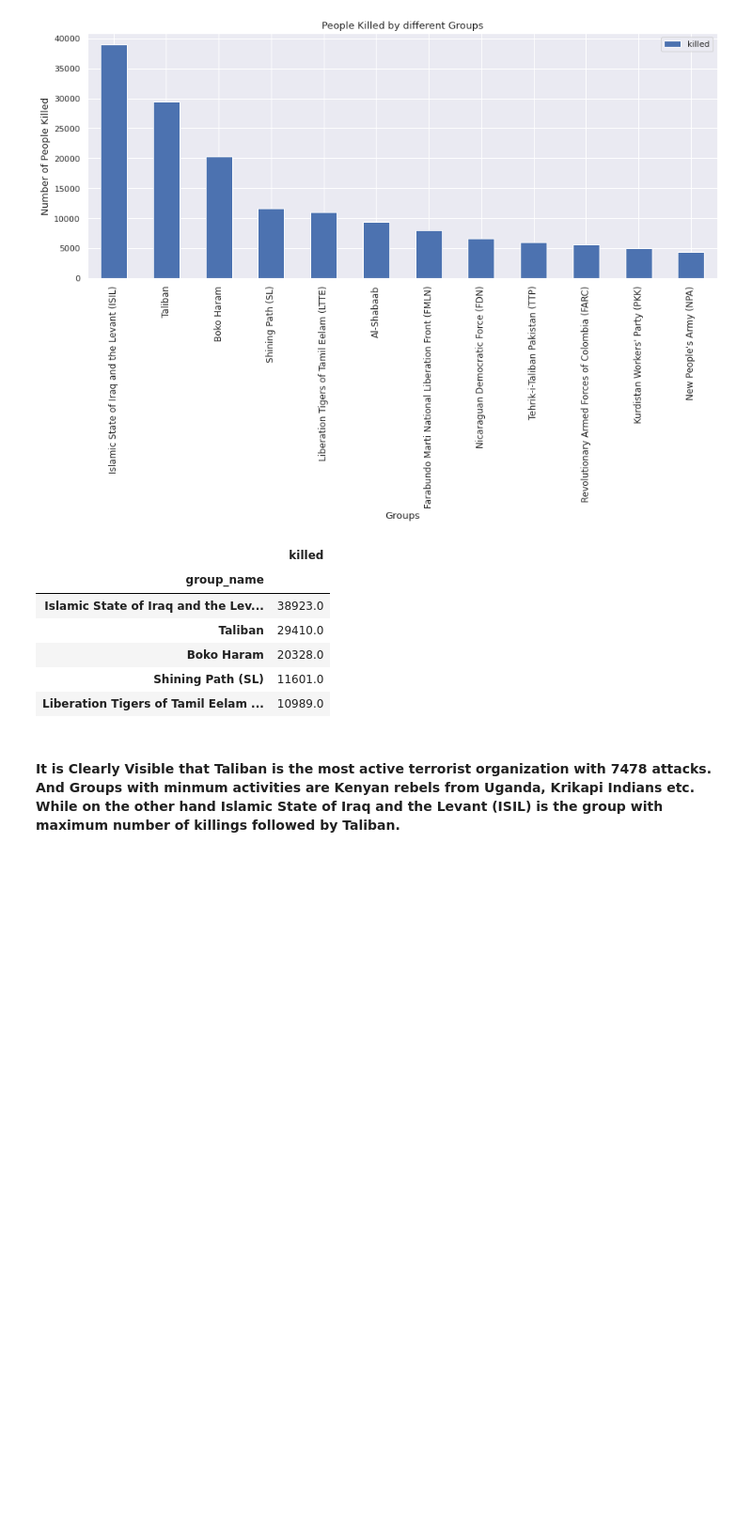
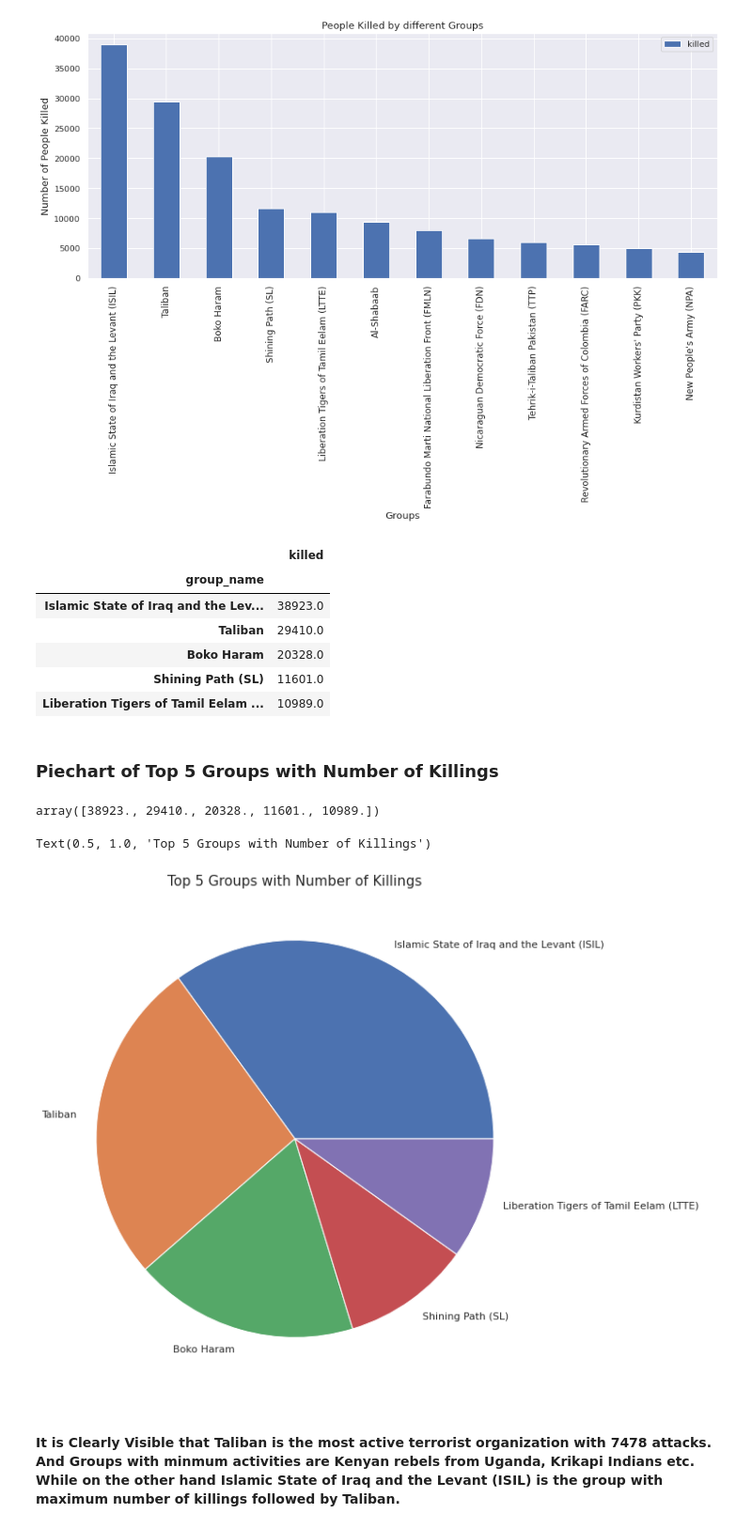
Before and after one commit to HarshJain41/Global-Terrorism-Data-Analysis, a Jupyter notebook: Harsh_Jain_Global_Terrorism_Analysis_Capstone_Project.ipynb, the cells around one changed output. Shown at 94% size. Cells and saved outputs as stored; diff of their text form; code cells hidden in the pictures; blank space fills up the shorter version.

```diff
--- a/Harsh_Jain_Global_Terrorism_Analysis_Capstone_Project.ipynb
+++ b/Harsh_Jain_Global_Terrorism_Analysis_Capstone_Project.ipynb
@@ -421,6 +421,24 @@ people_killed_by_groups.head()
 | Boko Haram | 20328.0 |
 | Shining Path (SL) | 11601.0 |
 | Liberation Tigers of Tamil Eelam ... | 10989.0 |
+# %% [markdown]
+### **Piechart of Top 5 Groups with Number of Killings**
+# %%
+from matplotlib import pyplot as plt
+People_killed_byGroups = new_df[['killed', 'group_name']].groupby('group_name').sum().drop('Unknown').sort_values(by = 'killed', ascending = False)
+Grp_involved = list(People_killed_byGroups.index)[:5]
+Ppl_killed = People_killed_byGroups.values[:5]
+result = Ppl_killed.flatten()
+result
+# %% [output]
+array([38923., 29410., 20328., 11601., 10989.])
+# %%
+fig = plt.figure(figsize =(10, 10))
+plt.pie(result, labels = Grp_involved)
+plt.title('Top 5 Groups with Number of Killings', fontsize = 15)
+# %% [output]
+Text(0.5, 1.0, 'Top 5 Groups with Number of Killings')
+[figure, added]
 # %% [markdown]
 #### It is Clearly Visible that Taliban is the most active terrorist organization with 7478 attacks. And Groups with minmum activities are Kenyan rebels from Uganda, Krikapi Indians etc. While on the other hand Islamic State of Iraq and the Levant (ISIL) is the group with maximum number of killings followed by Taliban.
 # %% [markdown]
```
Also changed, not shown: parts of 5 cells of this notebook.
